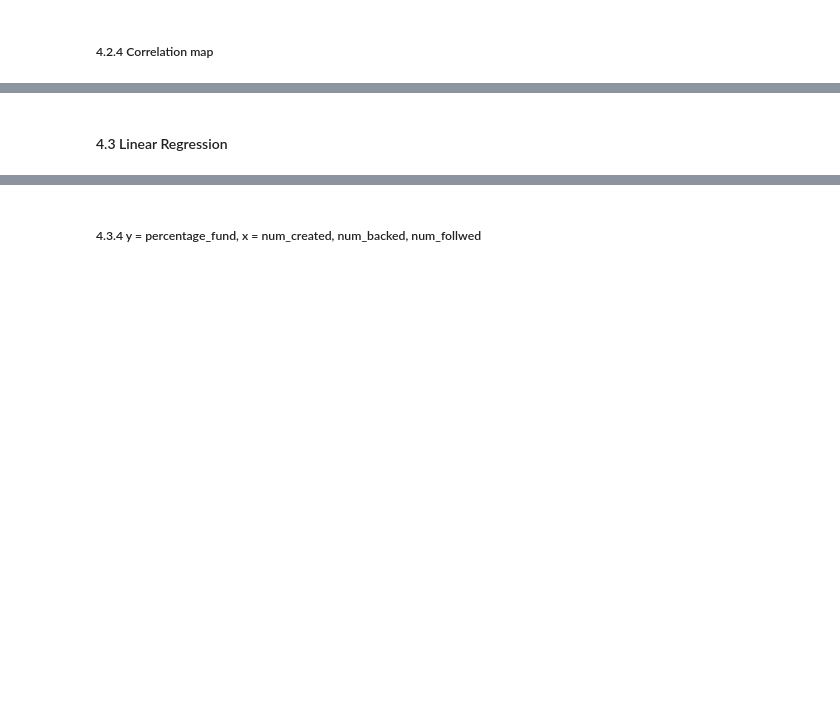
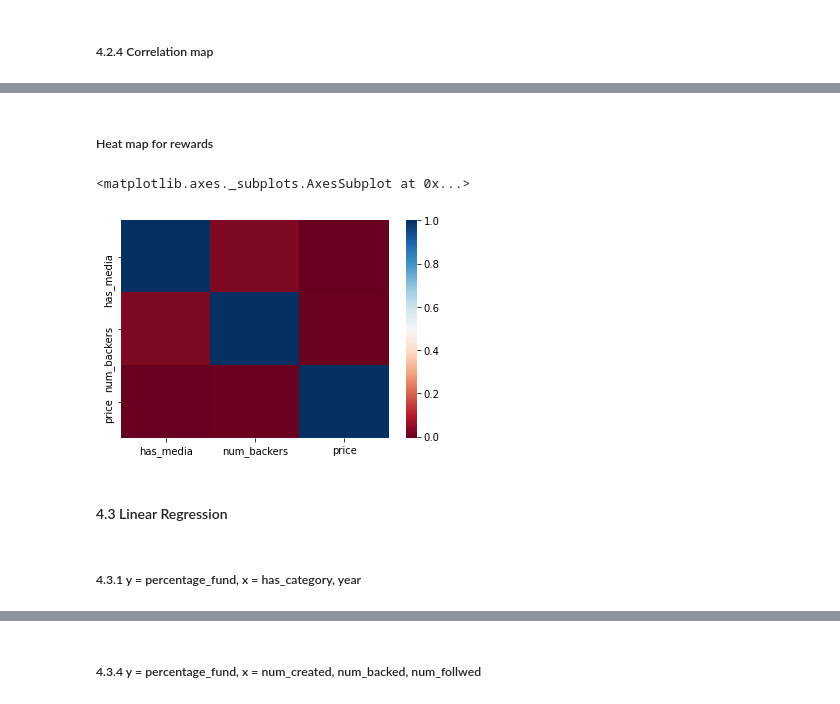
Before and after one commit to nghiadanh26/Crowdfunding, a Jupyter notebook: analyze_data.ipynb, the cells around one changed output, grey strips where cells are left out. Cells and saved outputs as stored; diff of their text form; code cells hidden in the pictures; blank space fills up the shorter version.

```diff
--- a/analyze_data.ipynb
+++ b/analyze_data.ipynb
@@ -361,2 +468,19 @@ top5
+# %% [markdown]
+##### Heat map for rewards
+# %%
+def has_media_int(has_media):
+    if has_media:
+        return 1
+    return 0
+rewards = pd.concat([s_rewards,f_rewards])
+reward_1 = rewards.drop(columns=['Unnamed: 0.1.1.1', 'pro_link'])
+reward_1['has_media'] = reward_1['has_media'].apply(lambda x: has_media_int(x))
+corr_4 = reward_1.corr()
+sns.heatmap(corr_4, xticklabels=corr_4.columns, yticklabels=corr_4.columns, cmap='RdBu')
+# %% [output]
+<matplotlib.axes._subplots.AxesSubplot at 0x...>
+[figure, added]
 # %% [markdown]
 #### 4.3 Linear Regression
+# %% [markdown]
+##### 4.3.1 y = percentage_fund, x = has_category, year
```
Also changed, not shown: parts of 19 cells of this notebook.
